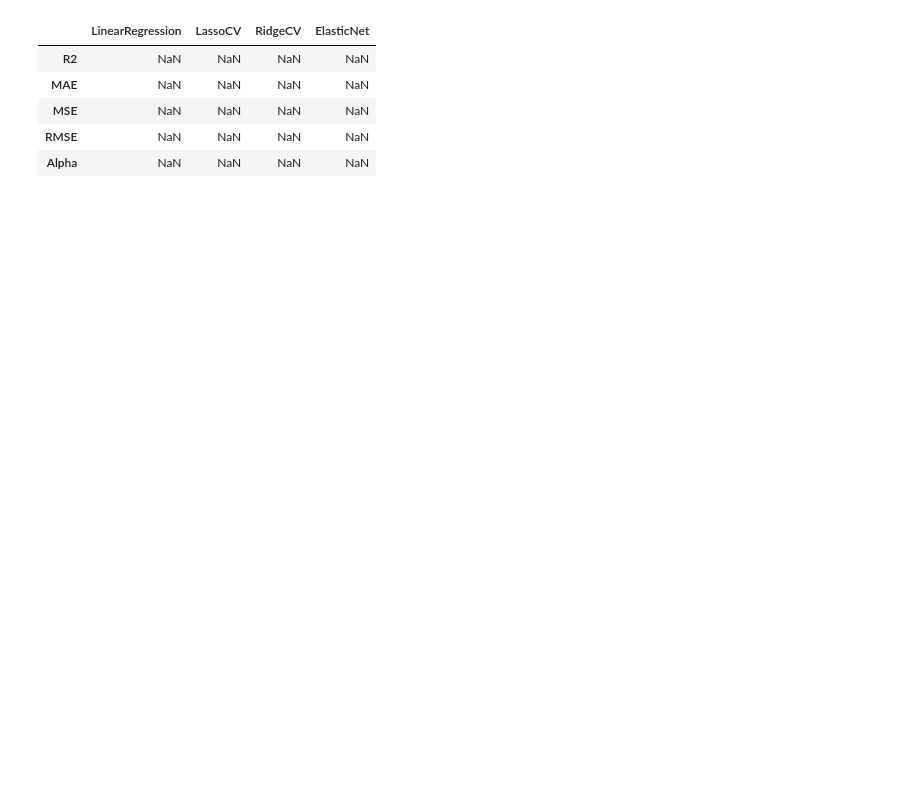
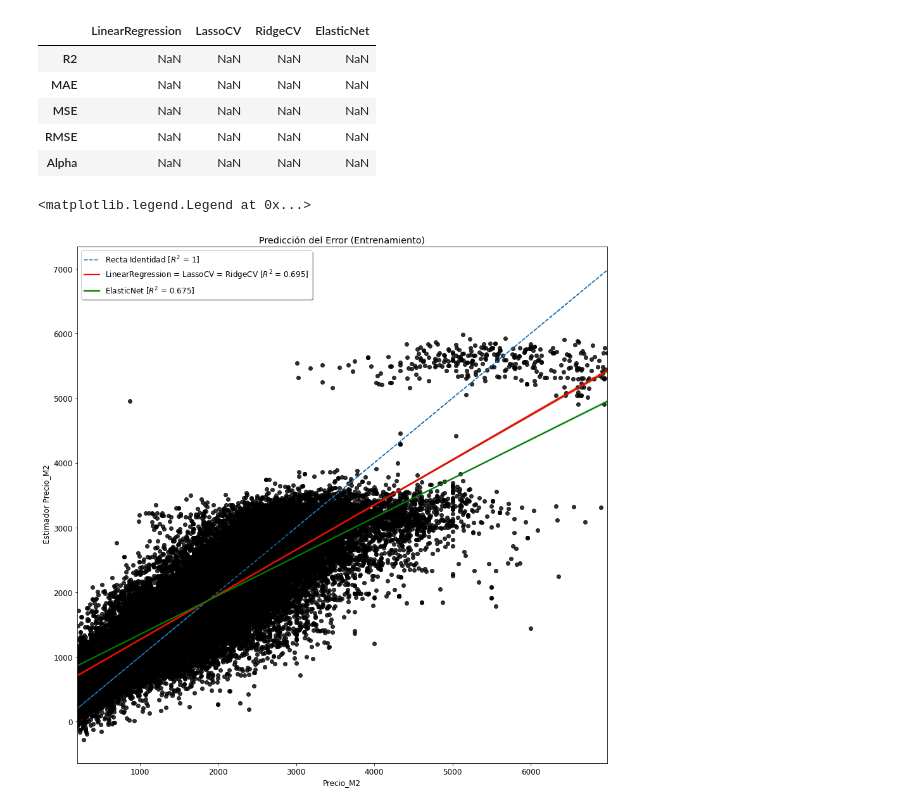
Before and after one commit to astach-DS/TP---Properati, a Jupyter notebook: TP properati PARTE 2.ipynb, the cells around one changed output. Cells and saved outputs as stored; diff of their text form; code cells hidden in the pictures; blank space fills up the shorter version.

```diff
--- a/TP properati PARTE 2.ipynb
+++ b/TP properati PARTE 2.ipynb
@@ -219,0 +207,27 @@ for i , modelo in enumerate(modelos):
+# %%
+#PLOTEO DE LA PREDICCION DEL ERROR PARA LOS 4 MODELOS.
+
+fig, (ax1) = plt.subplots(ncols=1,figsize=(15,15))
+
+ax1.set_title('Predicción del Error (Entrenamiento)')
+
+ax1.set(ylabel=' Estimador Precio_M2')
+ax1.plot(ytrain,ytrain,linestyle='dashed')
+
+
+
+sns.regplot(x=ytrain,y=train_dict['LinearRegression'],scatter_kws={"color": "black"}, line_kws={"color": "red"},ax=ax1)
+
+
+sns.regplot(x=ytrain,y=train_dict['LassoCV'],scatter = False, line_kws={"color": "green"},ax=ax1)
+
+
+sns.regplot(x=ytrain,y=train_dict['RidgeCV'],scatter = False, line_kws={"color": "red"},ax=ax1)
+
+
+sns.regplot(x=ytrain,y=train_dict['ElasticNet'],scatter = False, line_kws={"color": "green"},ax=ax1)
+
+plt.legend(('Recta Identidad: [$R^2$ = 1]', 'LinearRegression = LassoCV = RidgeCV: [$R^2$ = 0.695]'  ,'ElasticNet: [$R^2$ = 0.675]'), shadow=True)
+# %% [output]
+<matplotlib.legend.Legend at 0x...>
+[figure, added]
```
Also changed, not shown: parts of 25 cells of this notebook, 1 other file.
